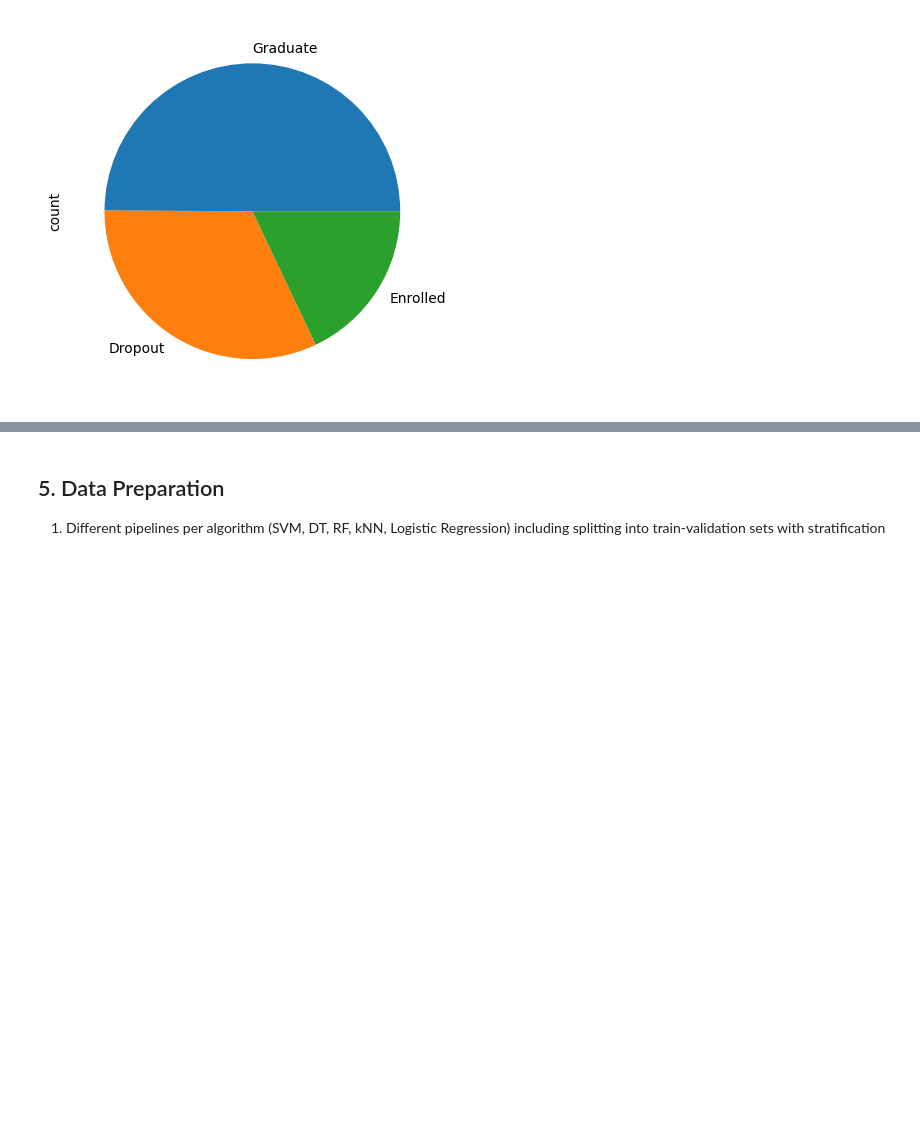
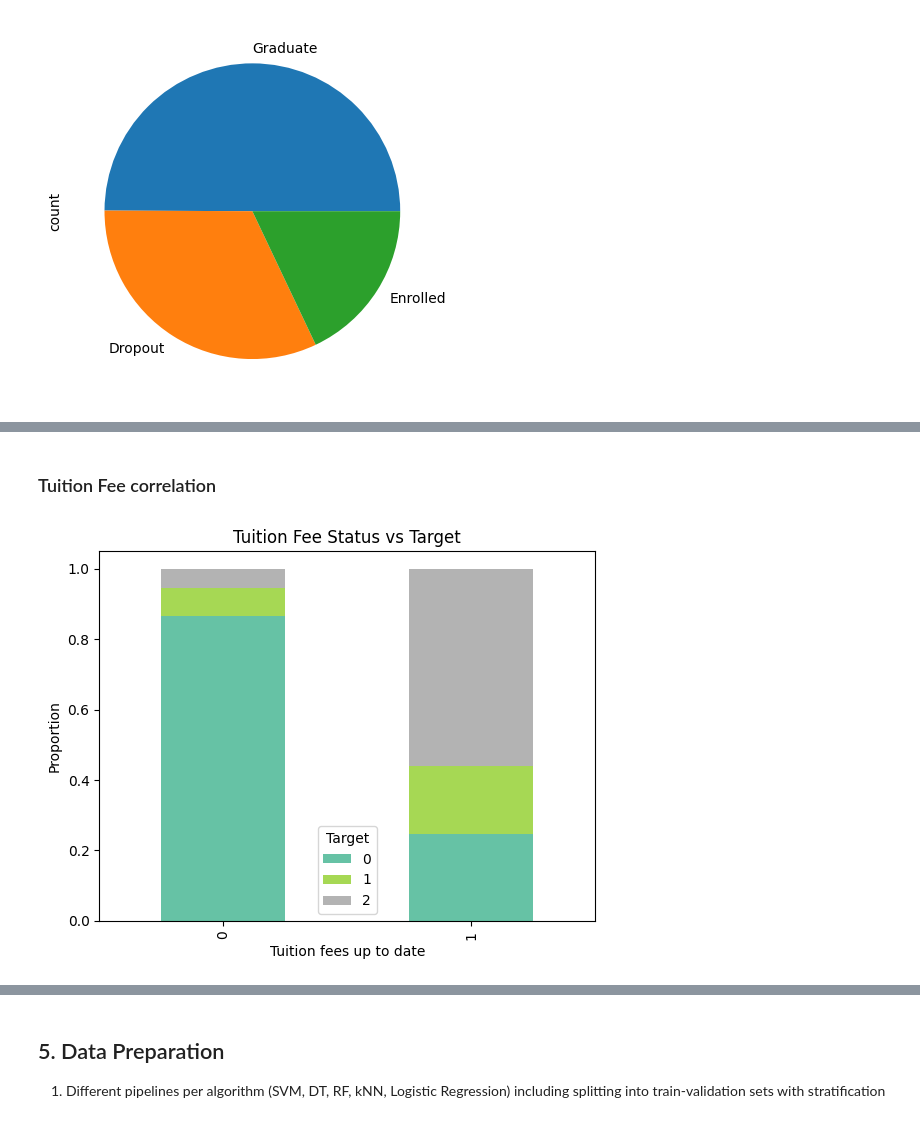
Before and after one commit to itmam07/data-science-miniproject, a Jupyter notebook: main.ipynb, the cells around one changed output, grey strips where cells are left out. Drawn from its saved outputs; the diff is of its cells as text; code cells hidden in the pictures; blank space fills up the shorter version.

```diff
--- a/main.ipynb
+++ b/main.ipynb
@@ -153,0 +234,11 @@ data['Target'].value_counts().plot(kind='pie')
+# %% [markdown]
+### Tuition Fee correlation
+# %%
+pd.crosstab(data['Tuition fees up to date'], data['Target'], normalize='index').plot(kind='bar', stacked=True, colormap='Set2')
+plt.title('Tuition Fee Status vs Target')
+plt.ylabel('Proportion')
+plt.xlabel('Tuition fees up to date')
+plt.legend(title='Target')
+plt.show()
+# %% [output]
+[figure, added]
```
Also changed, not shown: parts of 35 cells of this notebook, 1 other file.
